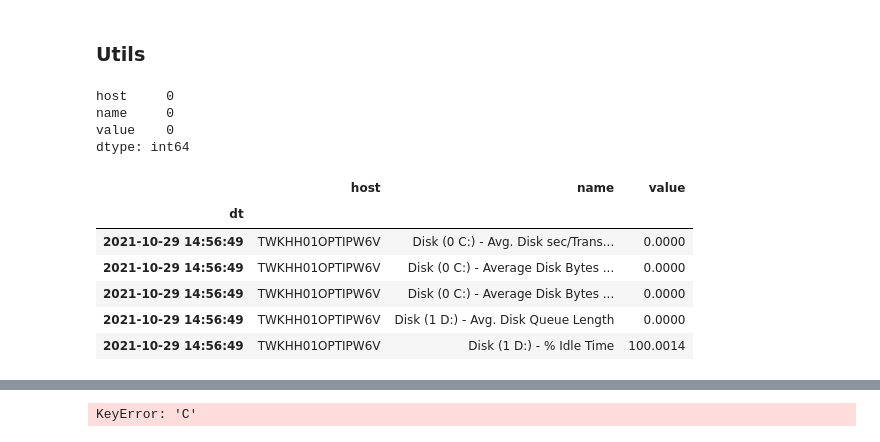
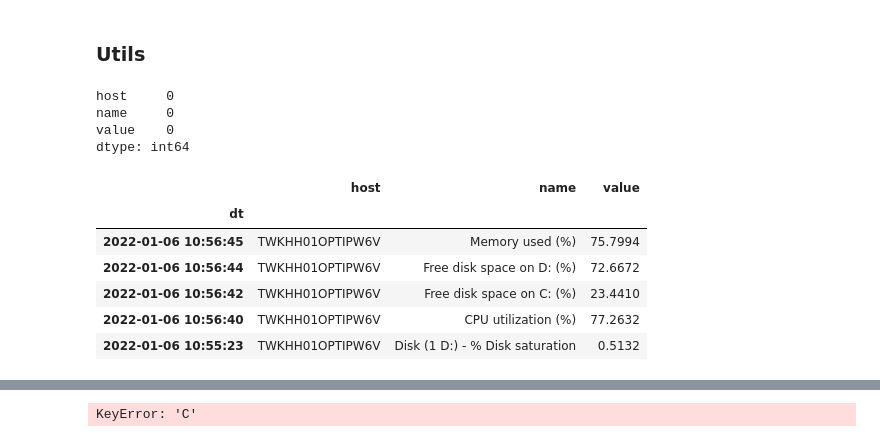
Before and after one commit to gitwetguy/Zabbix_Online_detection, a Jupyter notebook: 01-2_diskio_analysis.ipynb, the cells around one changed output, grey strips where cells are left out. Saved outputs shown, nothing was run; the diff lists cells and outputs as text; code cells hidden in the pictures.

```diff
--- a/01-2_diskio_analysis.ipynb
+++ b/01-2_diskio_analysis.ipynb
@@ -161,22 +161,22 @@ def data_scaling(data,X_win_size,y_win_size,mode='robust'):
 # %%
 all_vector_path = "./Dataset/OPTIdata/6v_1029.csv"
 data5v_with_diskio = "./Dataset/OPTIdata/5v_180_1029.csv"
-data6v_with_diskio = "./Dataset/OPTIdata/6v_180_1029.csv"
+data6v_with_diskio = "./Dataset/OPTIdata/6v_180_0106.csv"
 
 df = read_data(data6v_with_diskio,o_dtname="datetime",c_dtname = 'dt')
 df.head()
 # %% [output]
 host     0
 name     0
 value    0
 dtype: int64
 |  | host | name | value |
 | dt |  |  |  |
-| 2021-10-29 14:56:49 | TWKHH01OPTIPW6V | Disk (0 C:) - Avg. Disk sec/Trans... | 0.0000 |
-| 2021-10-29 14:56:49 | TWKHH01OPTIPW6V | Disk (0 C:) - Average Disk Bytes ... | 0.0000 |
-| 2021-10-29 14:56:49 | TWKHH01OPTIPW6V | Disk (0 C:) - Average Disk Bytes ... | 0.0000 |
-| 2021-10-29 14:56:49 | TWKHH01OPTIPW6V | Disk (1 D:) - Avg. Disk Queue Length | 0.0000 |
-| 2021-10-29 14:56:49 | TWKHH01OPTIPW6V | Disk (1 D:) - % Idle Time | 100.0014 |
+| 2022-01-06 10:56:45 | TWKHH01OPTIPW6V | Memory used (%) | 75.7994 |
+| 2022-01-06 10:56:44 | TWKHH01OPTIPW6V | Free disk space on D: (%) | 72.6672 |
+| 2022-01-06 10:56:42 | TWKHH01OPTIPW6V | Free disk space on C: (%) | 23.4410 |
+| 2022-01-06 10:56:40 | TWKHH01OPTIPW6V | CPU utilization (%) | 77.2632 |
+| 2022-01-06 10:55:23 | TWKHH01OPTIPW6V | Disk (1 D:) - % Disk saturation | 0.5132 |
 # %%
 for i,name in enumerate(col):
     if "Free disk space" in name:
```
Also changed, not shown: parts of 8 cells of this notebook, 36 other files.
